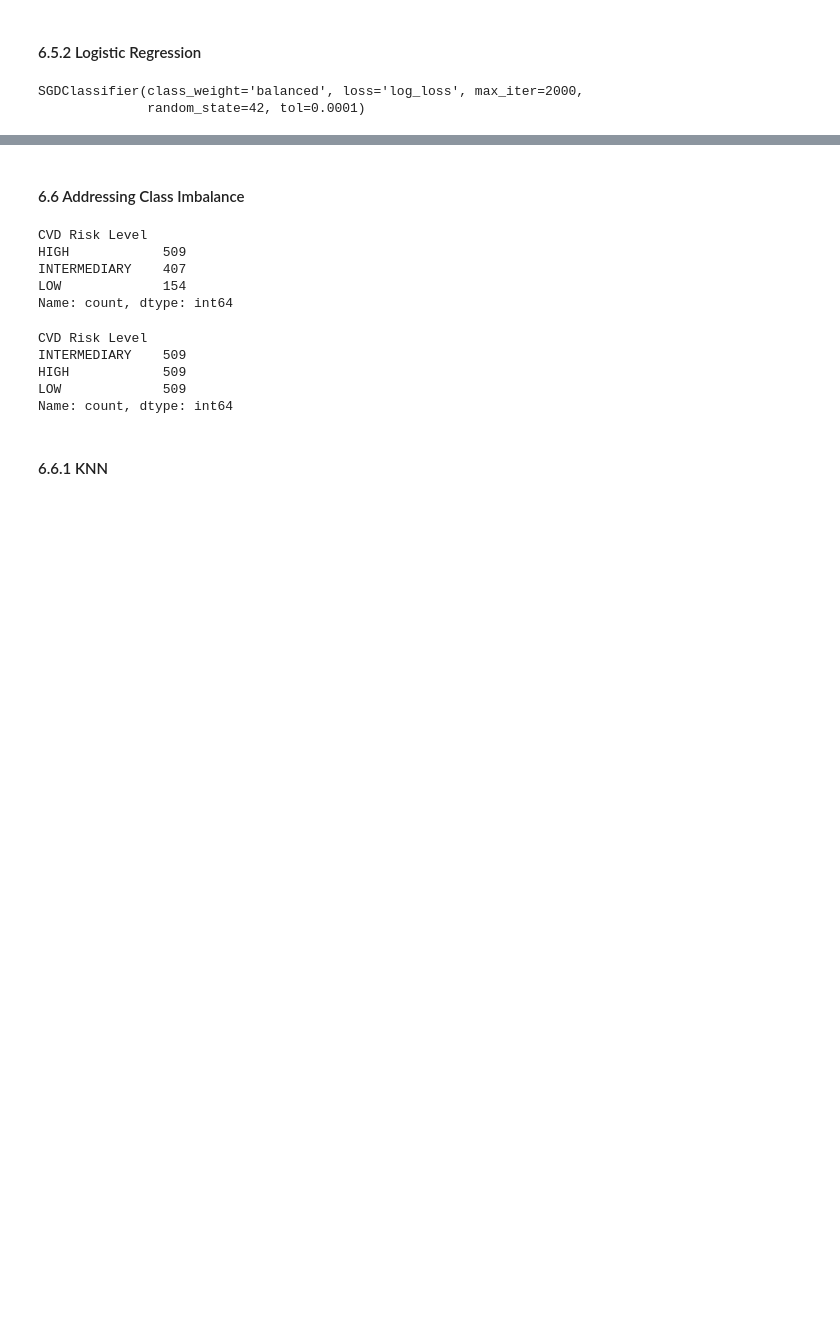
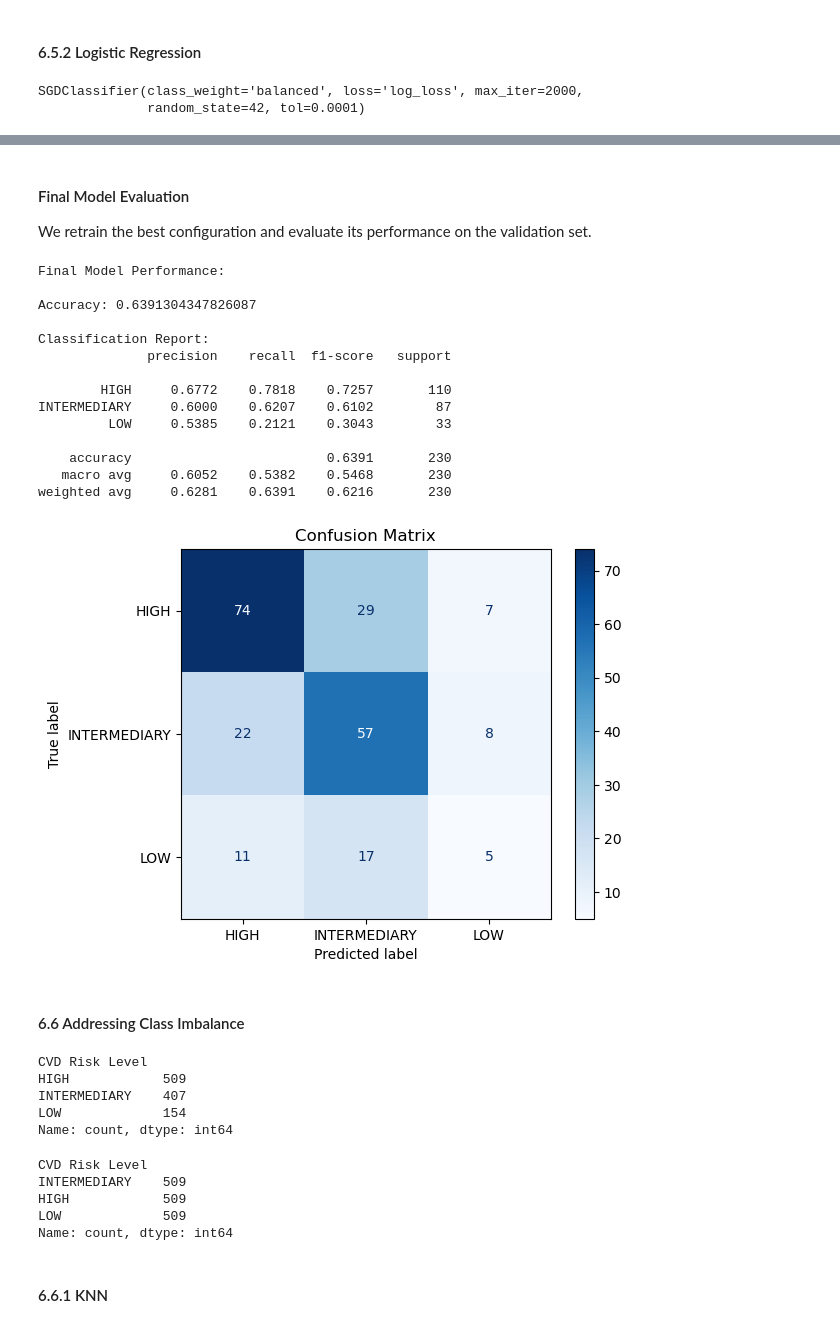
Before and after one commit to shampeyndadi/STINTSY_MCO, a Jupyter notebook: MCO.ipynb, the cells around one changed output, grey strips where cells are left out. Cells and saved outputs as stored; diff of their text form; code cells hidden in the pictures; blank space fills up the shorter version.

```diff
--- a/MCO.ipynb
+++ b/MCO.ipynb
@@ -923,0 +957,18 @@ plt.show()
+# %%
+def evaluate_model(name, model, X_tr, y_tr, X_vl, y_vl):
+    model.fit(X_tr, y_tr)
+
+    y_pred = model.predict(X_vl)
+
+    acc = accuracy_score(y_vl, y_pred)
+
+    print("=" * 50)
+    print(f"Model: {name}")
+    print(f"Validation Accuracy: {acc:.4f}\n")
+
+    print(classification_report(y_vl, y_pred, target_names=class_names, digits=4))
+    print("Confusion Matrix:")
+    print(confusion_matrix(y_vl, y_pred))
+    print()
+
+    return acc
@@ -924,3 +1054,61 @@ plt.show()
+# %% [markdown]
+#### Final Model Evaluation
+
+We retrain the best configuration and evaluate its performance on the validation set.
+# %%
+best_name = max(results, key=results.get)
+
+best_cfg = next(c for c in configs if c[0] == best_name)
+
+_, layers, lr, iters = best_cfg
+
+# build model
+best_model = MLPClassifier(
+    hidden_layer_sizes=layers,
+    activation='relu',
+    solver='adam',
+    learning_rate_init=lr,
+    max_iter=iters,
+    early_stopping=True,
+    random_state=42
+)
+
+best_model.fit(X_train_scaled, y_train_enc)
+
+val_pred = best_model.predict(X_val_scaled)
+
+print("Final Model Performance:\n")
+print("Accuracy:", accuracy_score(y_val_enc, val_pred))
+
+print("\nClassification Report:")
+print(classification_report(y_val_enc, val_pred, target_names=class_names, digits=4))
+
+cm = confusion_matrix(y_val, y_predicted_val)
+
+disp = ConfusionMatrixDisplay(
+    confusion_matrix=cm,
+    display_labels=['HIGH', 'INTERMEDIARY', 'LOW']
+)
+
+disp.plot(cmap='Blues')
+plt.title("Confusion Matrix")
+plt.show()
+# %% [output]
+Final Model Performance:
+
+Accuracy: 0.6391304347826087
+
+Classification Report:
+              precision    recall  f1-score   support
+
+        HIGH     0.6772    0.7818    0.7257       110
+INTERMEDIARY     0.6000    0.6207    0.6102        87
+         LOW     0.5385    0.2121    0.3043        33
+
+    accuracy                         0.6391       230
+   macro avg     0.6052    0.5382    0.5468       230
+weighted avg     0.6281    0.6391    0.6216       230
+[figure, added]
 # %% [markdown]
 #### 6.6 Addressing Class Imbalance
 # %%
```
Also changed, not shown: parts of 54 cells of this notebook.
